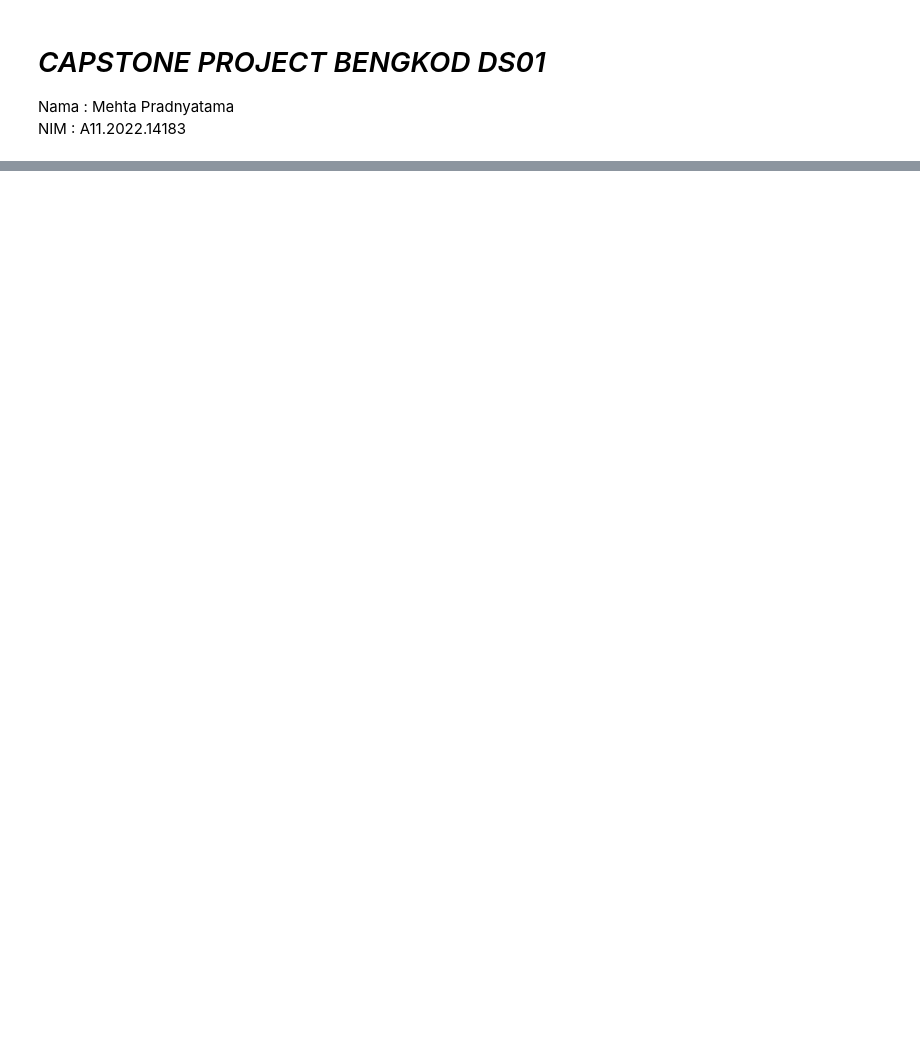
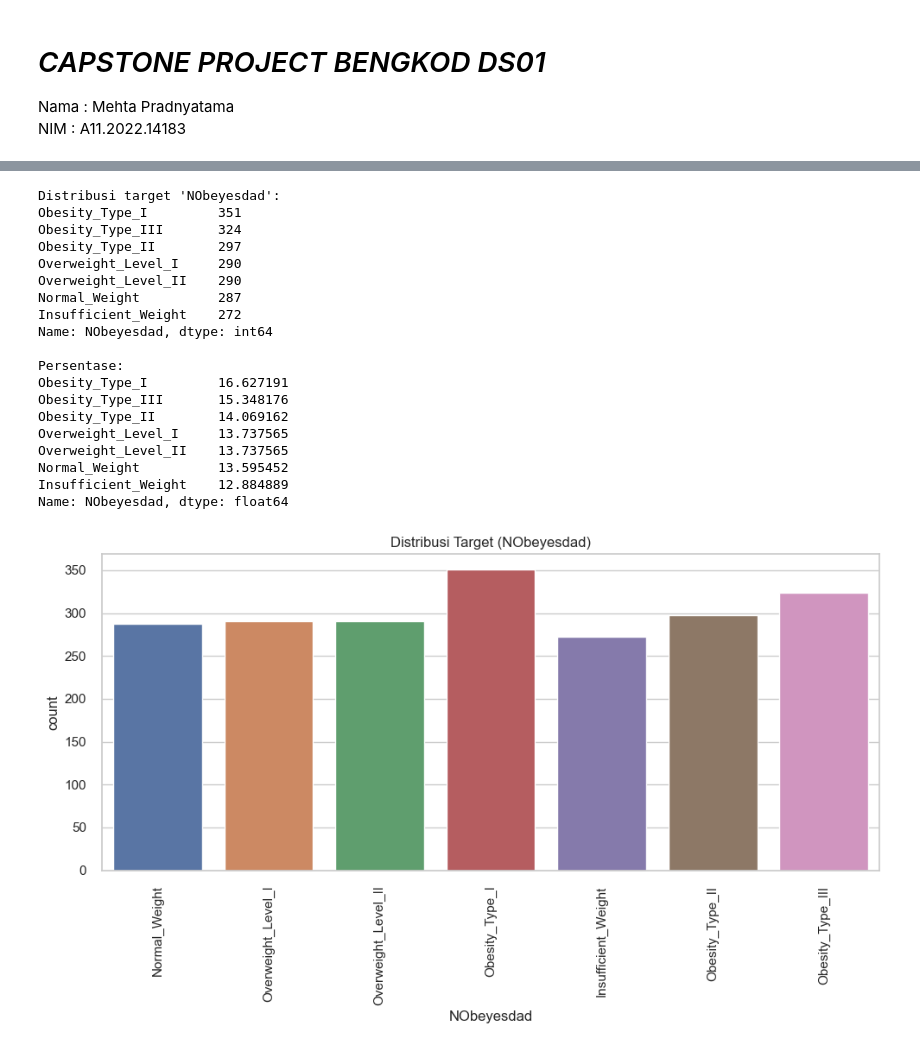
Before and after one commit to mehtapradnyatama/Capstone-Bengkod-DS01, a Jupyter notebook: capstone.ipynb, the cells around one changed output, grey strips where cells are left out. Drawn from its saved outputs; the diff is of its cells as text; code cells hidden in the pictures; blank space fills up the shorter version.

```diff
--- a/capstone.ipynb
+++ b/capstone.ipynb
@@ -50,0 +129,36 @@ Ukuran Dataset: (2111, 17)
+# %%
+# Analisis Variabel Target
+print("\nDistribusi target 'NObeyesdad':")
+target_counts = df['NObeyesdad'].value_counts()
+print(target_counts)
+print("\nPersentase:")
+print(target_counts / len(df) * 100)
+
+# Visualisasi target
+plt.figure(figsize=(10, 6))
+sns.countplot(x='NObeyesdad', data=df)
+plt.title('Distribusi Target (NObeyesdad)')
+plt.xticks(rotation=90)
+plt.tight_layout()
+plt.show()
+# %% [output]
+Distribusi target 'NObeyesdad':
+Obesity_Type_I         351
+Obesity_Type_III       324
+Obesity_Type_II        297
+Overweight_Level_I     290
+Overweight_Level_II    290
+Normal_Weight          287
+Insufficient_Weight    272
+Name: NObeyesdad, dtype: int64
+
+Persentase:
+Obesity_Type_I         16.627191
+Obesity_Type_III       15.348176
+Obesity_Type_II        14.069162
+Overweight_Level_I     13.737565
+Overweight_Level_II    13.737565
+Normal_Weight          13.595452
+Insufficient_Weight    12.884889
+Name: NObeyesdad, dtype: float64
+[figure, added]
```
Also changed, not shown: parts of 12 cells of this notebook.
